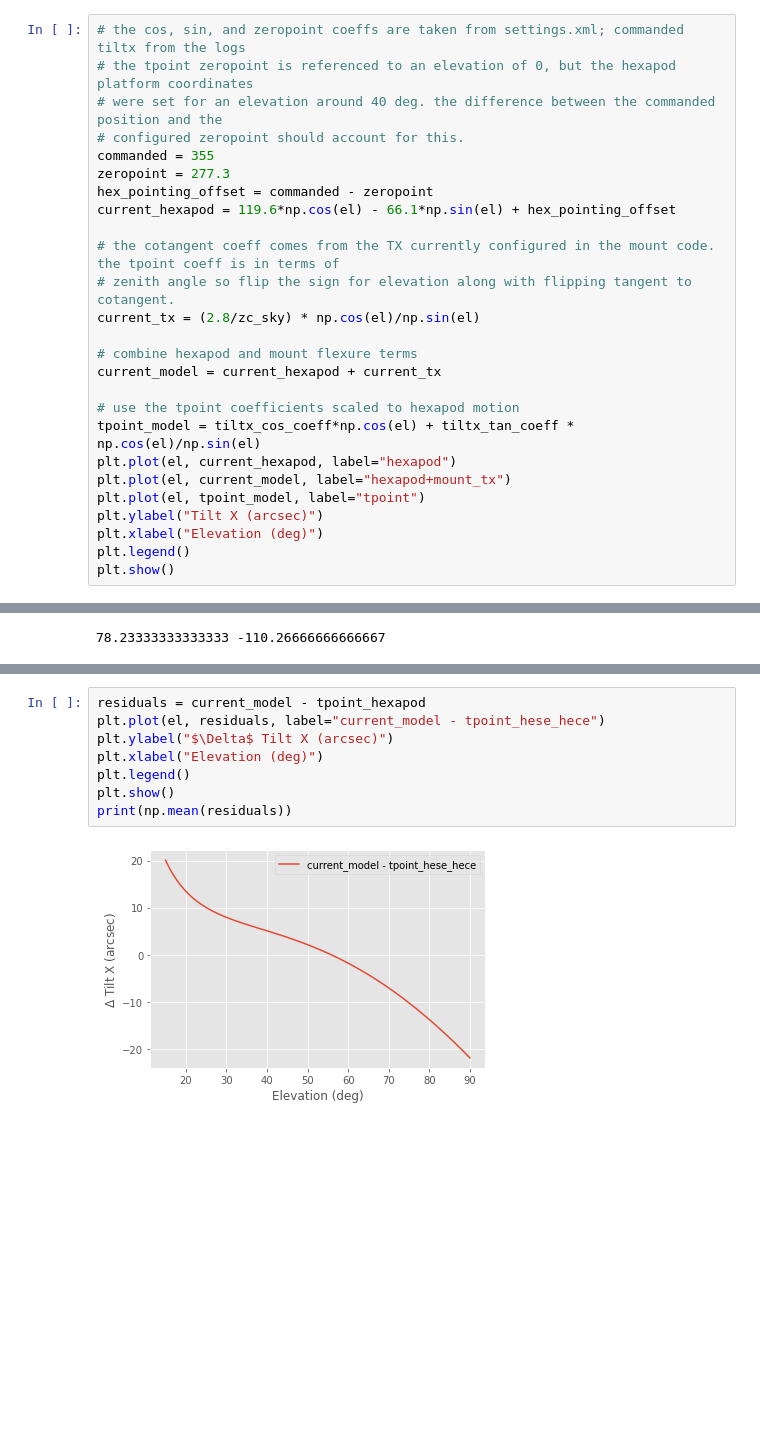
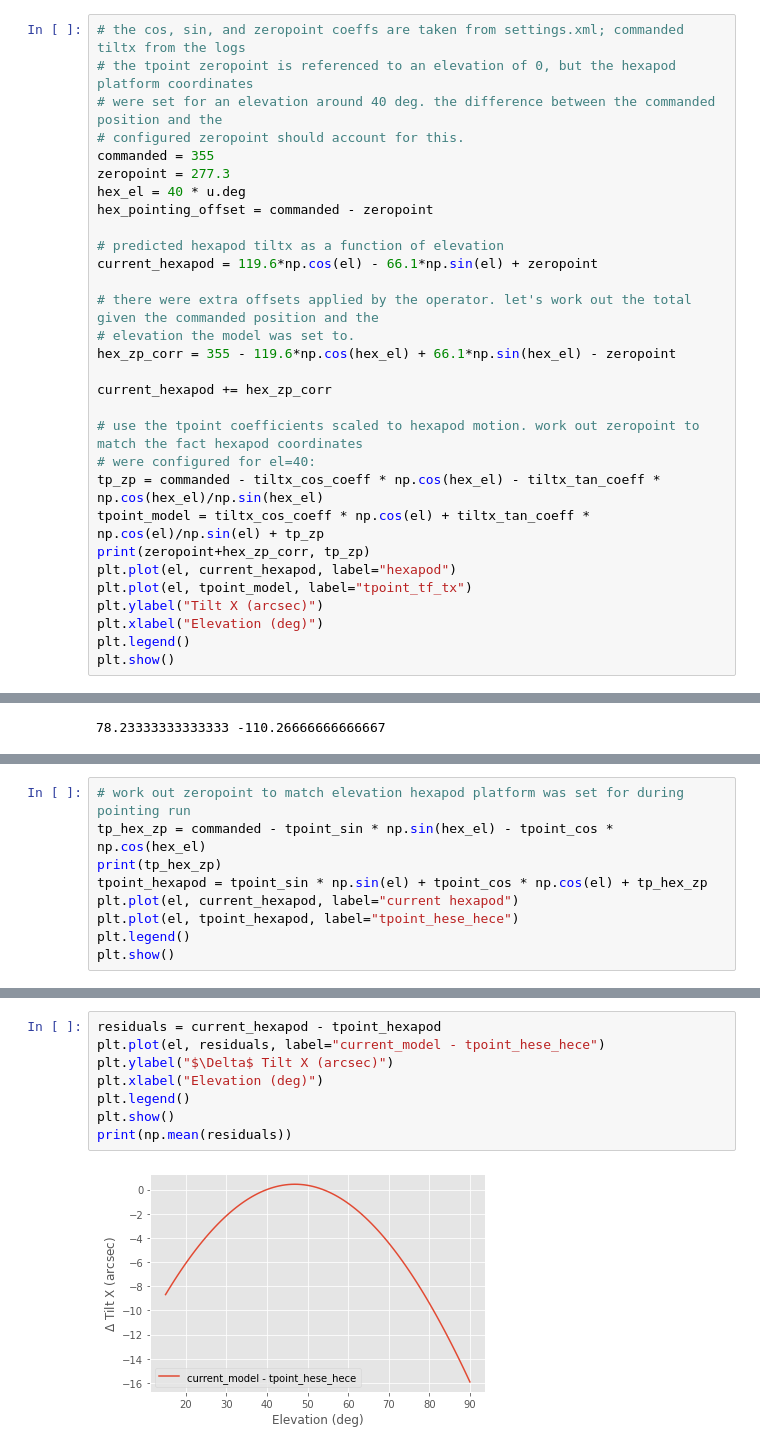
Before and after one commit to MMTObservatory/pointing_analysis, a Jupyter notebook: pointing_data/20200708/binospec_pointing.ipynb, the cells around one changed output, grey strips where cells are left out. Saved outputs shown, nothing was run; the diff lists cells and outputs as text; blank space fills up the shorter version.

```diff
--- a/pointing_data/20200708/binospec_pointing.ipynb
+++ b/pointing_data/20200708/binospec_pointing.ipynb
@@ -169,21 +189,25 @@ With the parameters set up, let's compare what our current hexapod pointing mode
 # configured zeropoint should account for this.
 commanded = 355
 zeropoint = 277.3
+hex_el = 40 * u.deg
 hex_pointing_offset = commanded - zeropoint
-current_hexapod = 119.6*np.cos(el) - 66.1*np.sin(el) + hex_pointing_offset
 
-# the cotangent coeff comes from the TX currently configured in the mount code. the tpoint coeff is in terms of
-# zenith angle so flip the sign for elevation along with flipping tangent to cotangent.
-current_tx = (2.8/zc_sky) * np.cos(el)/np.sin(el)
+# predicted hexapod tiltx as a function of elevation
+current_hexapod = 119.6*np.cos(el) - 66.1*np.sin(el) + zeropoint
 
-# combine hexapod and mount flexure terms
-current_model = current_hexapod + current_tx
+# there were extra offsets applied by the operator. let's work out the total given the commanded position and the
+# elevation the model was set to.
+hex_zp_corr = 355 - 119.6*np.cos(hex_el) + 66.1*np.sin(hex_el) - zeropoint
 
-# use the tpoint coefficients scaled to hexapod motion
-tpoint_model = tiltx_cos_coeff*np.cos(el) + tiltx_tan_coeff * np.cos(el)/np.sin(el)
+current_hexapod += hex_zp_corr
+
+# use the tpoint coefficients scaled to hexapod motion. work out zeropoint to match the fact hexapod coordinates
+# were configured for el=40:
+tp_zp = commanded - tiltx_cos_coeff * np.cos(hex_el) - tiltx_tan_coeff * np.cos(hex_el)/np.sin(hex_el)
+tpoint_model = tiltx_cos_coeff * np.cos(el) + tiltx_tan_coeff * np.cos(el)/np.sin(el) + tp_zp
+print(zeropoint+hex_zp_corr, tp_zp)
 plt.plot(el, current_hexapod, label="hexapod")
-plt.plot(el, current_model, label="hexapod+mount_tx")
-plt.plot(el, tpoint_model, label="tpoint")
+plt.plot(el, tpoint_model, label="tpoint_tf_tx")
 plt.ylabel("Tilt X (arcsec)")
 plt.xlabel("Elevation (deg)")
 plt.legend()
@@ -246,0 +257,9 @@ plt.show()
+# %%
+# work out zeropoint to match elevation hexapod platform was set for during pointing run
+tp_hex_zp = commanded - tpoint_sin * np.sin(hex_el) - tpoint_cos * np.cos(hex_el)
+print(tp_hex_zp)
+tpoint_hexapod = tpoint_sin * np.sin(el) + tpoint_cos * np.cos(el) + tp_hex_zp
+plt.plot(el, current_hexapod, label="current hexapod")
+plt.plot(el, tpoint_hexapod, label="tpoint_hese_hece")
+plt.legend()
+plt.show()
@@ -249,10 +271,10 @@ So the `tpoint` model using `HESE` and `HECE` tracks what we're currently doing
 # %%
-residuals = current_model - tpoint_hexapod
+residuals = current_hexapod - tpoint_hexapod
 plt.plot(el, residuals, label="current_model - tpoint_hese_hece")
 plt.ylabel("$\Delta$ Tilt X (arcsec)")
 plt.xlabel("Elevation (deg)")
 plt.legend()
 plt.show()
 print(np.mean(residuals))
 # %% [output]
-[figure, old version]
+[figure, new version]
```
Also changed, not shown: parts of 10 cells of this notebook.
